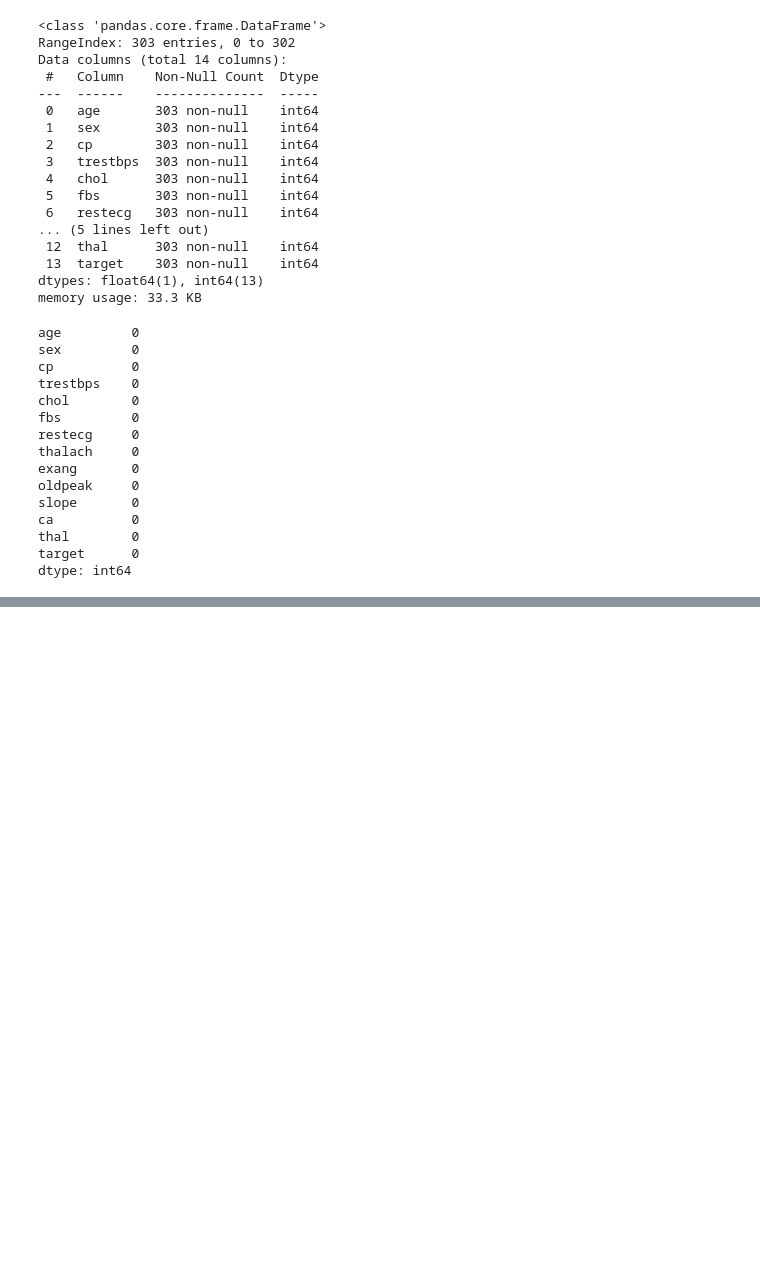
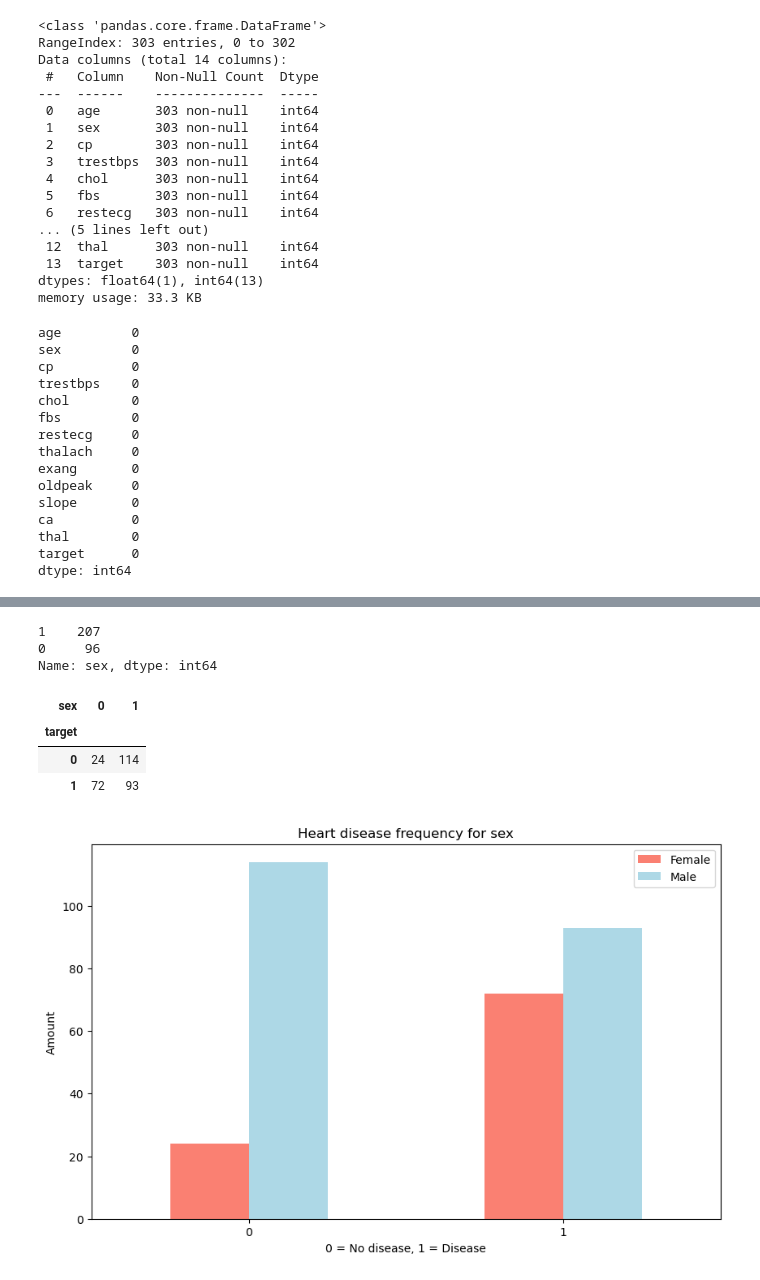
Before and after one commit to AlbertoRoGlez/Heart-disease-prediction, a Jupyter notebook: end-to-end-heart-disease-classification.ipynb, the cells around one changed output, grey strips where cells are left out. Drawn from its saved outputs; the diff is of its cells as text; code cells hidden in the pictures; blank space fills up the shorter version.

Commit message:
Finding Patterns

```diff
--- a/end-to-end-heart-disease-classification.ipynb
+++ b/end-to-end-heart-disease-classification.ipynb
@@ -176,3 +176,32 @@ df.describe()
 | 50% | 55.000000 | 1.000000 | 1.000000 | 130.000000 | 240.000000 | 0.000000 | 1.000000 | 153.000000 | 0.000000 | 0.800000 | 1.000000 | ... |
 | 75% | 61.000000 | 1.000000 | 2.000000 | 140.000000 | 274.500000 | 0.000000 | 1.000000 | 166.000000 | 1.000000 | 1.600000 | 2.000000 | ... |
 | max | 77.000000 | 1.000000 | 3.000000 | 200.000000 | 564.000000 | 1.000000 | 2.000000 | 202.000000 | 1.000000 | 6.200000 | 2.000000 | ... |
+# %%
+### Heart disease frequency according to sex
+df.sex.value_counts()
+# %% [output]
+1    207
+0     96
+Name: sex, dtype: int64
+# %%
+# Compare target column with sex column
+pd.crosstab(df.target, df.sex)
+# It is usual to compare the target with a single column of the data to start to find patterns
+# %% [output]
+| sex | 0 | 1 |
+| target |  |  |
+| 0 | 24 | 114 |
+| 1 | 72 | 93 |
+# %%
+# Create a plot of crosstab
+pd.crosstab(df.target, df.sex).plot(kind="bar",
+                                    figsize=(10,6),
+                                    color=["salmon","lightblue"])
+
+plt.title("Heart disease frequency for sex")
+plt.xlabel("0 = No disease, 1 = Disease")
+plt.ylabel("Amount")
+plt.legend(["Female","Male"]);
+plt.xticks(rotation=0);
+# %% [output]
+[figure, added]
```
Also changed, not shown: parts of 8 cells of this notebook.
